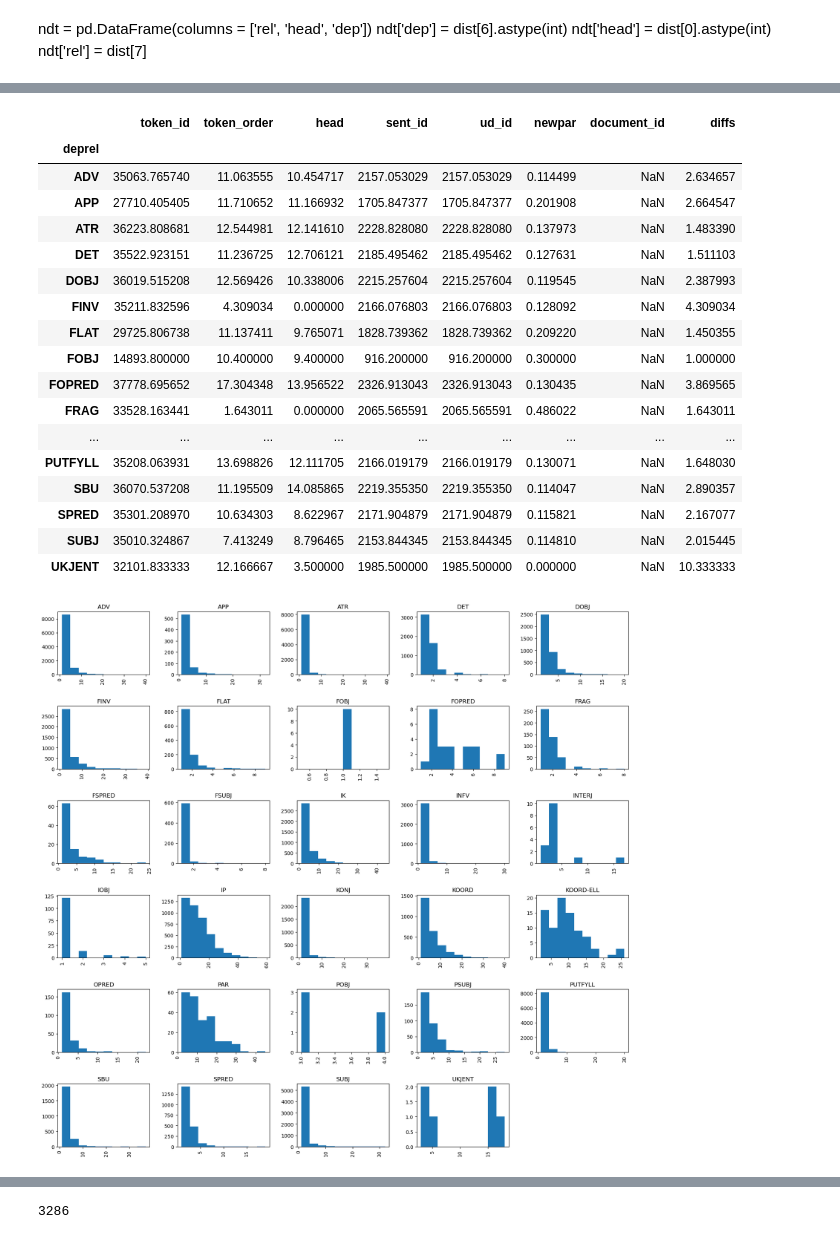
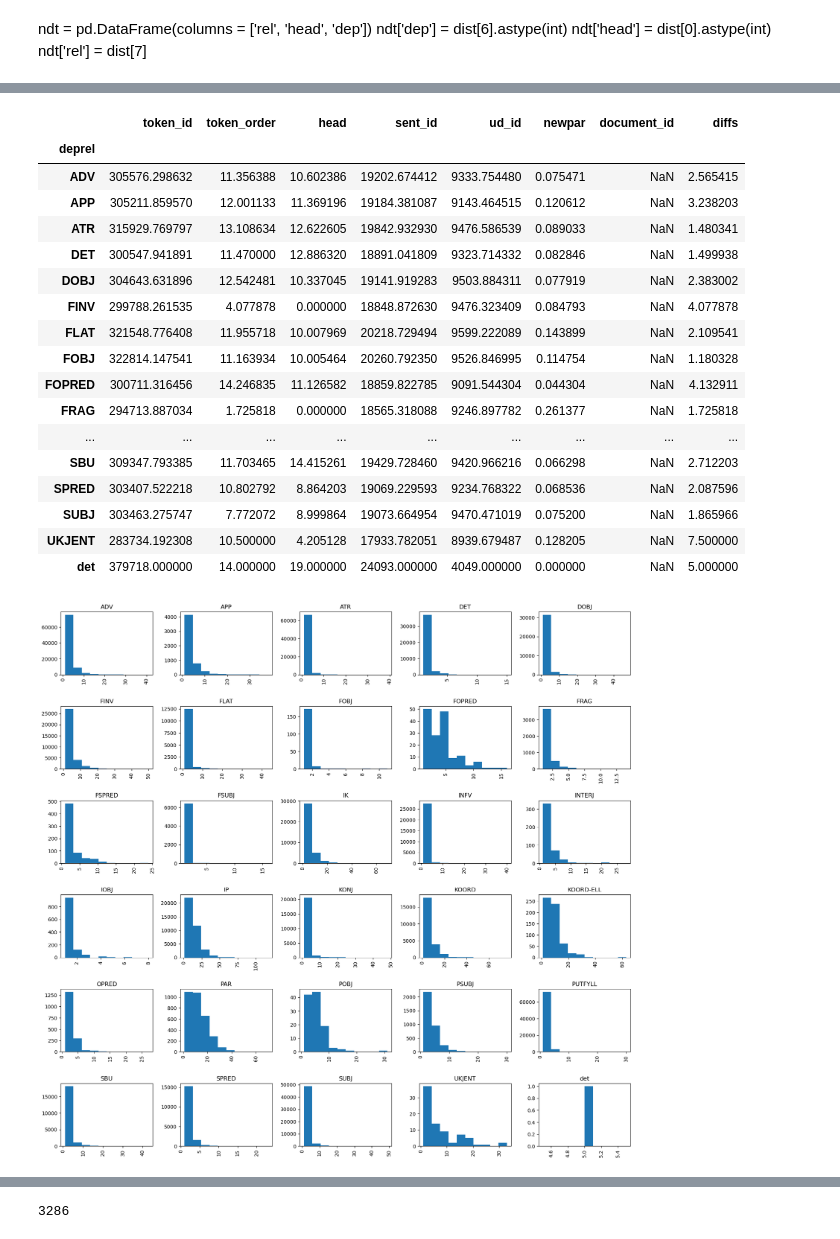
Before and after one commit to Yoonsen/NDT_analyse, a Jupyter notebook: ndt_distance.ipynb, the cells around one changed output, grey strips where cells are left out. Drawn from its saved outputs; the diff is of its cells as text; code cells hidden in the pictures.

```diff
--- a/ndt_distance.ipynb
+++ b/ndt_distance.ipynb
@@ -2,3 +2,5 @@
 import pandas as pd
 import matplotlib.pyplot as plt
 import dhlab.graph_networkx_louvain as gnl
+# %%
+ndt_all = pd.read_csv("ndt.csv")
@@ -6,0 +37,4 @@ ndt_nob = pd.read_csv('NDT/ndt_nob.csv', index_col = 0)
+# %%
+ndt_red = ndt_all[['token_id', 'token_order', 'form', 'lemma', 'pos', 'feats', 'head',
+       'deprel', 'sent_id', 'ud_id', 'language_code',
+       'data_split', 'newpar', 'document_id']]
@@ -83,7 +114,7 @@ ndt['dep'] = dist[6].astype(int)
 ndt['head'] = dist[0].astype(int)
 ndt['rel'] = dist[7]
 # %%
-ndt = ndt_nob
+ndt = ndt_red
 # %%
 diffs = abs(ndt[['token_order', 'head']].diff(axis = 1)['head'])
 # %%
@@ -108,27 +139,27 @@ ndt.groupby('deprel').mean()
 # %% [output]
 |  | token_id | token_order | head | sent_id | ud_id | newpar | document_id | diffs |
 | deprel |  |  |  |  |  |  |  |  |
-| ADV | 35063.765740 | 11.063555 | 10.454717 | 2157.053029 | 2157.053029 | 0.114499 | NaN | 2.634657 |
-| APP | 27710.405405 | 11.710652 | 11.166932 | 1705.847377 | 1705.847377 | 0.201908 | NaN | 2.664547 |
-| ATR | 36223.808681 | 12.544981 | 12.141610 | 2228.828080 | 2228.828080 | 0.137973 | NaN | 1.483390 |
-| DET | 35522.923151 | 11.236725 | 12.706121 | 2185.495462 | 2185.495462 | 0.127631 | NaN | 1.511103 |
-| DOBJ | 36019.515208 | 12.569426 | 10.338006 | 2215.257604 | 2215.257604 | 0.119545 | NaN | 2.387993 |
-| FINV | 35211.832596 | 4.309034 | 0.000000 | 2166.076803 | 2166.076803 | 0.128092 | NaN | 4.309034 |
-| FLAT | 29725.806738 | 11.137411 | 9.765071 | 1828.739362 | 1828.739362 | 0.209220 | NaN | 1.450355 |
-| FOBJ | 14893.800000 | 10.400000 | 9.400000 | 916.200000 | 916.200000 | 0.300000 | NaN | 1.000000 |
-| FOPRED | 37778.695652 | 17.304348 | 13.956522 | 2326.913043 | 2326.913043 | 0.130435 | NaN | 3.869565 |
-| FRAG | 33528.163441 | 1.643011 | 0.000000 | 2065.565591 | 2065.565591 | 0.486022 | NaN | 1.643011 |
+| ADV | 305576.298632 | 11.356388 | 10.602386 | 19202.674412 | 9333.754480 | 0.075471 | NaN | 2.565415 |
+| APP | 305211.859570 | 12.001133 | 11.369196 | 19184.381087 | 9143.464515 | 0.120612 | NaN | 3.238203 |
+| ATR | 315929.769797 | 13.108634 | 12.622605 | 19842.932930 | 9476.586539 | 0.089033 | NaN | 1.480341 |
+| DET | 300547.941891 | 11.470000 | 12.886320 | 18891.041809 | 9323.714332 | 0.082846 | NaN | 1.499938 |
+| DOBJ | 304643.631896 | 12.542481 | 10.337045 | 19141.919283 | 9503.884311 | 0.077919 | NaN | 2.383002 |
+| FINV | 299788.261535 | 4.077878 | 0.000000 | 18848.872630 | 9476.323409 | 0.084793 | NaN | 4.077878 |
+| FLAT | 321548.776408 | 11.955718 | 10.007969 | 20218.729494 | 9599.222089 | 0.143899 | NaN | 2.109541 |
+| FOBJ | 322814.147541 | 11.163934 | 10.005464 | 20260.792350 | 9526.846995 | 0.114754 | NaN | 1.180328 |
+| FOPRED | 300711.316456 | 14.246835 | 11.126582 | 18859.822785 | 9091.544304 | 0.044304 | NaN | 4.132911 |
+| FRAG | 294713.887034 | 1.725818 | 0.000000 | 18565.318088 | 9246.897782 | 0.261377 | NaN | 1.725818 |
 | ... | ... | ... | ... | ... | ... | ... | ... | ... |
-| PUTFYLL | 35208.063931 | 13.698826 | 12.111705 | 2166.019179 | 2166.019179 | 0.130071 | NaN | 1.648030 |
-| SBU | 36070.537208 | 11.195509 | 14.085865 | 2219.355350 | 2219.355350 | 0.114047 | NaN | 2.890357 |
-| SPRED | 35301.208970 | 10.634303 | 8.622967 | 2171.904879 | 2171.904879 | 0.115821 | NaN | 2.167077 |
-| SUBJ | 35010.324867 | 7.413249 | 8.796465 | 2153.844345 | 2153.844345 | 0.114810 | NaN | 2.015445 |
-| UKJENT | 32101.833333 | 12.166667 | 3.500000 | 1985.500000 | 1985.500000 | 0.000000 | NaN | 10.333333 |
+| SBU | 309347.793385 | 11.703465 | 14.415261 | 19429.728460 | 9420.966216 | 0.066298 | NaN | 2.712203 |
+| SPRED | 303407.522218 | 10.802792 | 8.864203 | 19069.229593 | 9234.768322 | 0.068536 | NaN | 2.087596 |
+| SUBJ | 303463.275747 | 7.772072 | 8.999864 | 19073.664954 | 9470.471019 | 0.075200 | NaN | 1.865966 |
+| UKJENT | 283734.192308 | 10.500000 | 4.205128 | 17933.782051 | 8939.679487 | 0.128205 | NaN | 7.500000 |
+| det | 379718.000000 | 14.000000 | 19.000000 | 24093.000000 | 4049.000000 | 0.000000 | NaN | 5.000000 |
 # %%
-ndt_hist = ndt[['deprel','diffs']].hist(by = 'deprel', figsize = (20,20))
-plt.savefig('ndt_distance.jpg')
+ndt[['deprel','diffs']].hist( by = 'deprel', figsize = (20,20));
+#plt.savefig('ndt_distance.jpg')
 # %% [output]
-[figure, old version]
+[figure, new version]
 # %%
 ndt_hist = ndt[['deprel','diffs']][ndt.deprel.isin(['SUBJ', 'DOBJ', 'IOBJ', 'PUTFYLL', 'POBJ', 'PSUBJ'])].hist(by = 'deprel', bins = 30, figsize = (8,8))
 plt.savefig('ndt_distance3.jpg')
```
Also changed, not shown: parts of 18 cells of this notebook, 5 other files.
